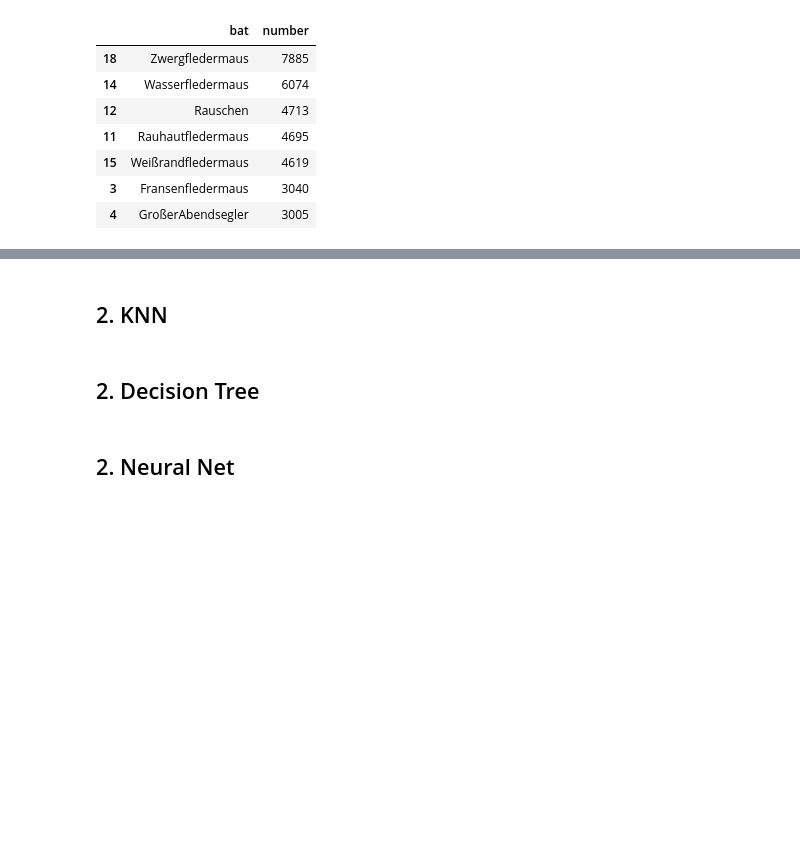
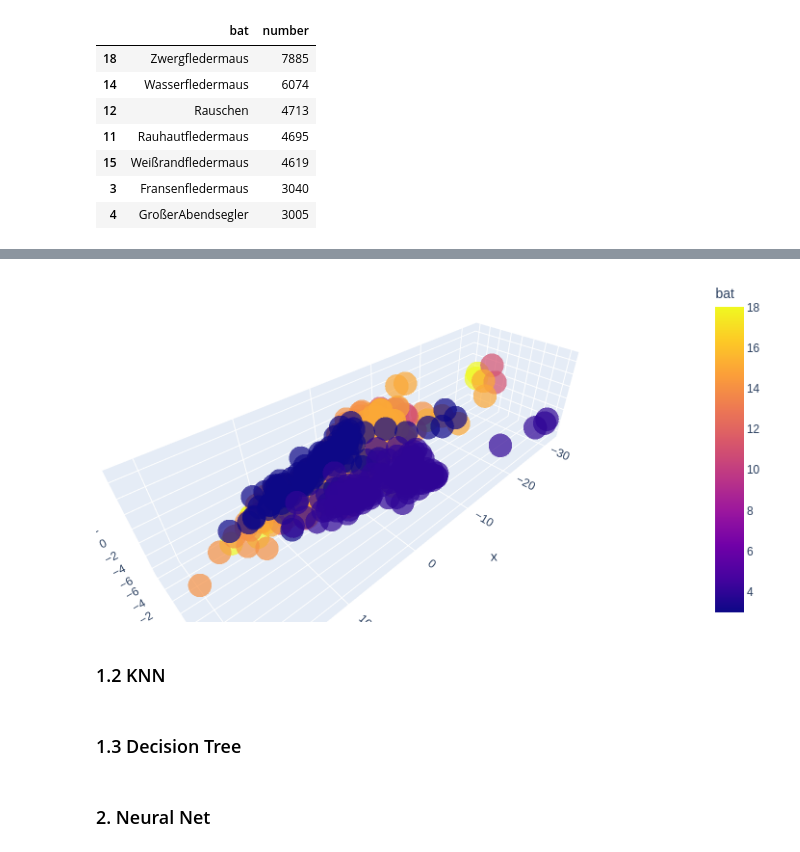
Before and after one commit to mayonesa-parquet/ml, a Jupyter notebook: ML-Projekt.ipynb, the cells around one changed output, grey strips where cells are left out. Cells and saved outputs as stored; diff of their text form; code cells hidden in the pictures; blank space fills up the shorter version.

```diff
--- a/ML-Projekt.ipynb
+++ b/ML-Projekt.ipynb
@@ -87,6 +322,25 @@ bat_names.sort_values(by='number', ascending=False).head(7)
+# %%
+only_bat_reduced_X_3D = PCA(n_components=3).fit_transform(only_bat_flat_X)
+reduced_X_3D = PCA(n_components=3).fit_transform(flat_X)
+# %%
+#Dataframes für Ergebnisse beider PCAs erstellen (inkl. der zugehörigen Klasse)
+reduced_data = pd.DataFrame(data = reduced_X_3D, columns=["x","y","z"])
+reduced_data.insert(3, "bat", y)
+
+only_bat_reduced_data = pd.DataFrame(data = only_bat_reduced_X_3D, columns=["x","y","z"])
+only_bat_reduced_data.insert(3, "bat", only_bat_y)
+# %%
+import plotly.express as px
+df = px.data.iris()
+fig = px.scatter_3d(only_bat_reduced_data, x='x', y='y', z='z', color='bat',
+                    opacity=0.7)
+fig.update_layout(margin=dict(l=0, r=0, b=0, t=0))
+fig.show()
+# %% [output]
+[figure, added]
 # %% [markdown]
-## 2. KNN
+### 1.2 KNN
 # %% [markdown]
-## 2. Decision Tree
+### 1.3 Decision Tree
 # %% [markdown]
-## 2. Neural Net
+### 2. Neural Net
```
Also changed, not shown: parts of 36 cells of this notebook.
